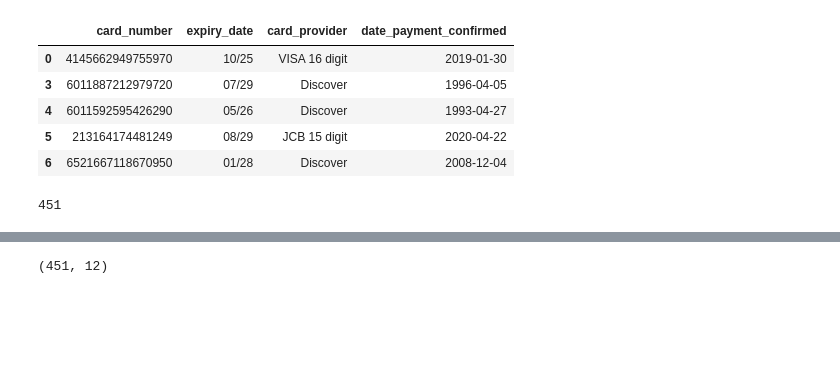
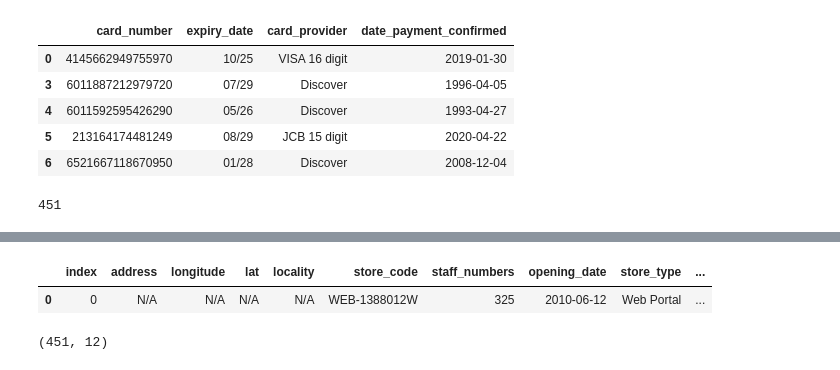
Before and after one commit to abhikmukh/multinational-retail-data-centralisation946, a Jupyter notebook: data_analysis.ipynb, the cells around one changed output, grey strips where cells are left out. Saved outputs shown, nothing was run; the diff lists cells and outputs as text; code cells hidden in the pictures; blank space fills up the shorter version.

```diff
--- a/data_analysis.ipynb
+++ b/data_analysis.ipynb
@@ -488,6 +488,11 @@ store_df.head()
 | 2 | 2 | Heckerstraße 4/5\n50491 Säckingen... | 48.52961 | None | Landshut | LA-0772C7B9 | 92 | 2013-04-12 | Super Store | ... |
 | 3 | 3 | 5 Harrison tunnel\nSouth Lydia\nW... | 51.26 | None | Westbury | WE-1DE82CEE | 69 | 2014-01-02 | Super Store | ... |
 | 4 | 4 | Studio 6\nStephen landing\nSouth ... | 53.0233 | None | Belper | BE-18074576 | 35 | 2019-09-09 | Local | ... |
+# %%
+store_df[store_df["store_code"].str.contains("WEB")]
+# %% [output]
+|  | index | address | longitude | lat | locality | store_code | staff_numbers | opening_date | store_type | ... |
+| 0 | 0 | N/A | N/A | N/A | N/A | WEB-1388012W | 325 | 2010-06-12 | Web Portal | ... |
 # %%
 store_df.shape
 # %% [output]
```
Also changed, not shown: parts of 17 cells of this notebook, 17 other files.
